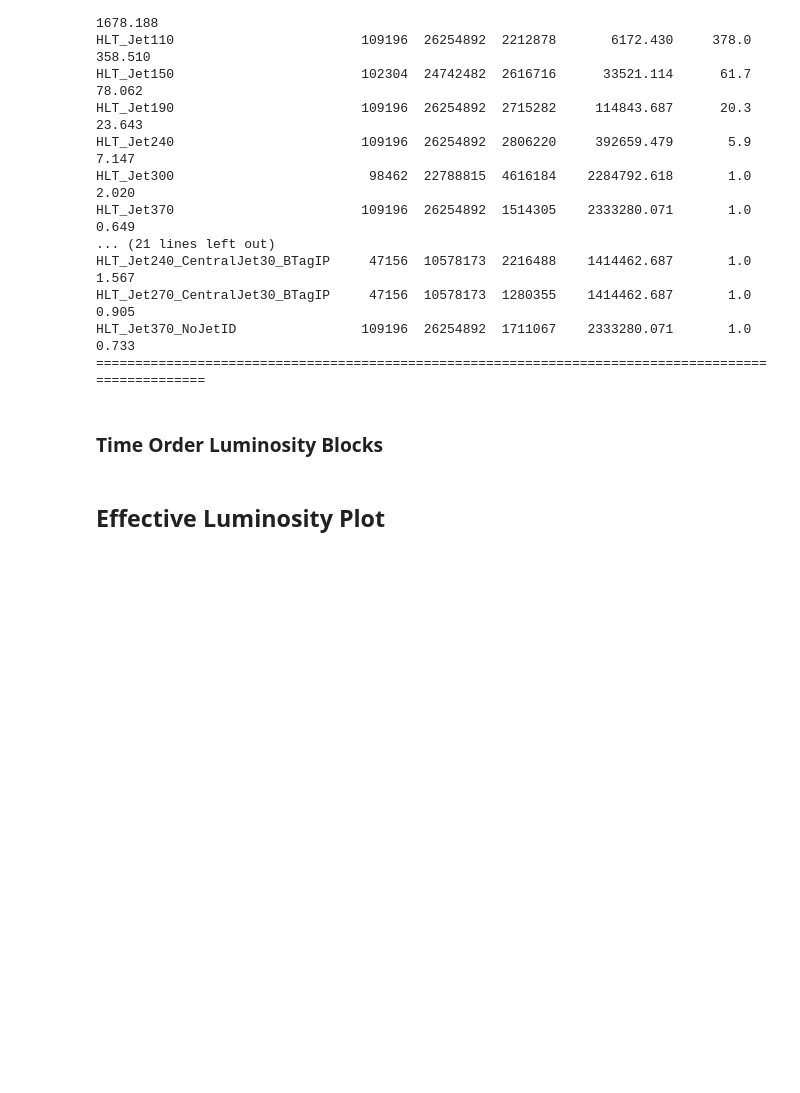
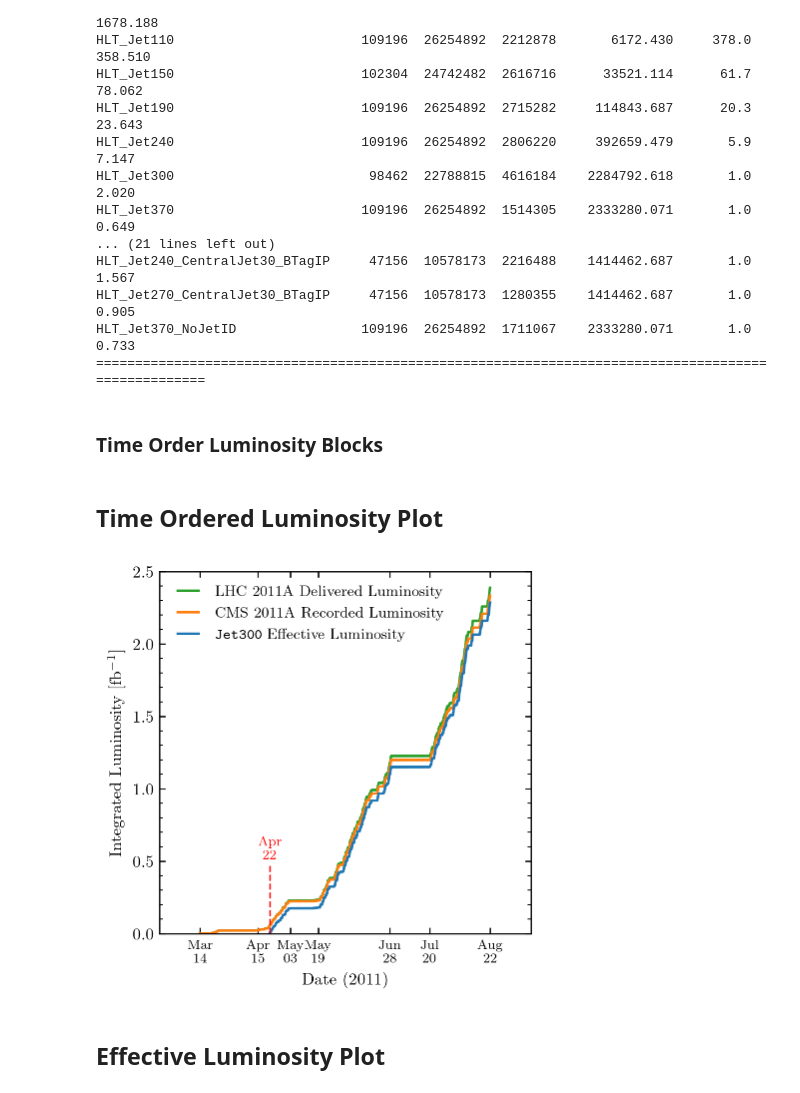
Before and after one commit to pkomiske/MOD, a Jupyter notebook: CMS2011AJets/analyzer/python/Triggers.ipynb, the cells around one changed output. Cells and saved outputs as stored; diff of their text form; code cells hidden in the pictures; blank space fills up the shorter version.

```diff
--- a/CMS2011AJets/analyzer/python/Triggers.ipynb
+++ b/CMS2011AJets/analyzer/python/Triggers.ipynb
@@ -43,6 +51,7 @@ rnlbs = sorted(lbs.keys())
 # get some convenient arrays for later
 times = np.asarray([lbs[rnlb]['time'] for rnlb in rnlbs])
 rec_lumis = np.asarray([lbs[rnlb]['rec_lumi'] for rnlb in rnlbs])
+del_lumis = np.asarray([lbs[rnlb]['del_lumi'] for rnlb in rnlbs])
 nevs = np.asarray([lbs[rnlb]['nev'] for rnlb in rnlbs])
 # %%
 # dictionary to hold trigger info for each lumi block
@@ -184,6 +193,44 @@ for name,cur_trig in trigs.items():
 
     # time ordered indices of blocks that are present
     cur_trig['indices'] = np.arange(len(mask))[mask]
+# %% [markdown]
+## Time Ordered Luminosity Plot
+# %%
+unitsf = 10**9
+
+fig, [ax] = modplot.axes(ratio_plot = False, xlim=(.9985*min(times), 1.0015*max(times)),
+                         ylim=(0, 2.5), xlabel='Date (2011)', ylabel='Integrated Luminosity [fb$^{-1}$]',
+                         xticks=[])
+
+ax.plot(times, np.cumsum(del_lumis/10**9), '-', ms=2,
+             label='LHC 2011A Delivered Luminosity', color='tab:green')
+ax.plot(times, np.cumsum(rec_lumis/10**9), '-', ms=2,
+             label='CMS 2011A Recorded Luminosity', color='tab:orange')
+
+inds, leffs = trigs['HLT_Jet300']['indices'], trigs['HLT_Jet300']['leffs_ordered']
+ax.plot(times[inds], np.cumsum(leffs)/10**6, '-', ms=2,
+        label=r'{\tt Jet300} Effective Luminosity', color='tab:blue')
+
+ax.set_xticks([min(times), max(times), 1305763200, 1304431410, 1311120000, 1309219200, 1302866383])
+ax.set_xticklabels(['Mar\n14', 'Aug\n22', 'May\n19', 'May\n03', 'Jul\n20', 'Jun\n28', 'Apr\n15'])
+ax.tick_params(axis='x', which='minor', bottom=False, top=False)
+
+modplot.legend(loc='upper left', prop={'size': 9})
+
+for tick in ax.xaxis.get_major_ticks():
+    tick.label.set_fontsize(8)
+
+jet300start = np.min(times[inds])
+ax.plot([jet300start, jet300start], [0, 0.48], '--', lw=1, color='red')
+ax.text(jet300start - 100, 0.48*1.075, 'Apr\n22', horizontalalignment='center', size=8, color='red')
+
+# save plot
+if save:
+    modplot.save(fig, 'IntegratedLuminosity', tx=37.2, ty=258.5, out_plots_dir='../plots/Triggers/')
+
+fig.show()
+# %% [output]
+[figure, added]
 # %% [markdown]
 ## Effective Luminosity Plot
 # %%
```
Also changed, not shown: parts of 44 cells of this notebook, 26 other files.
